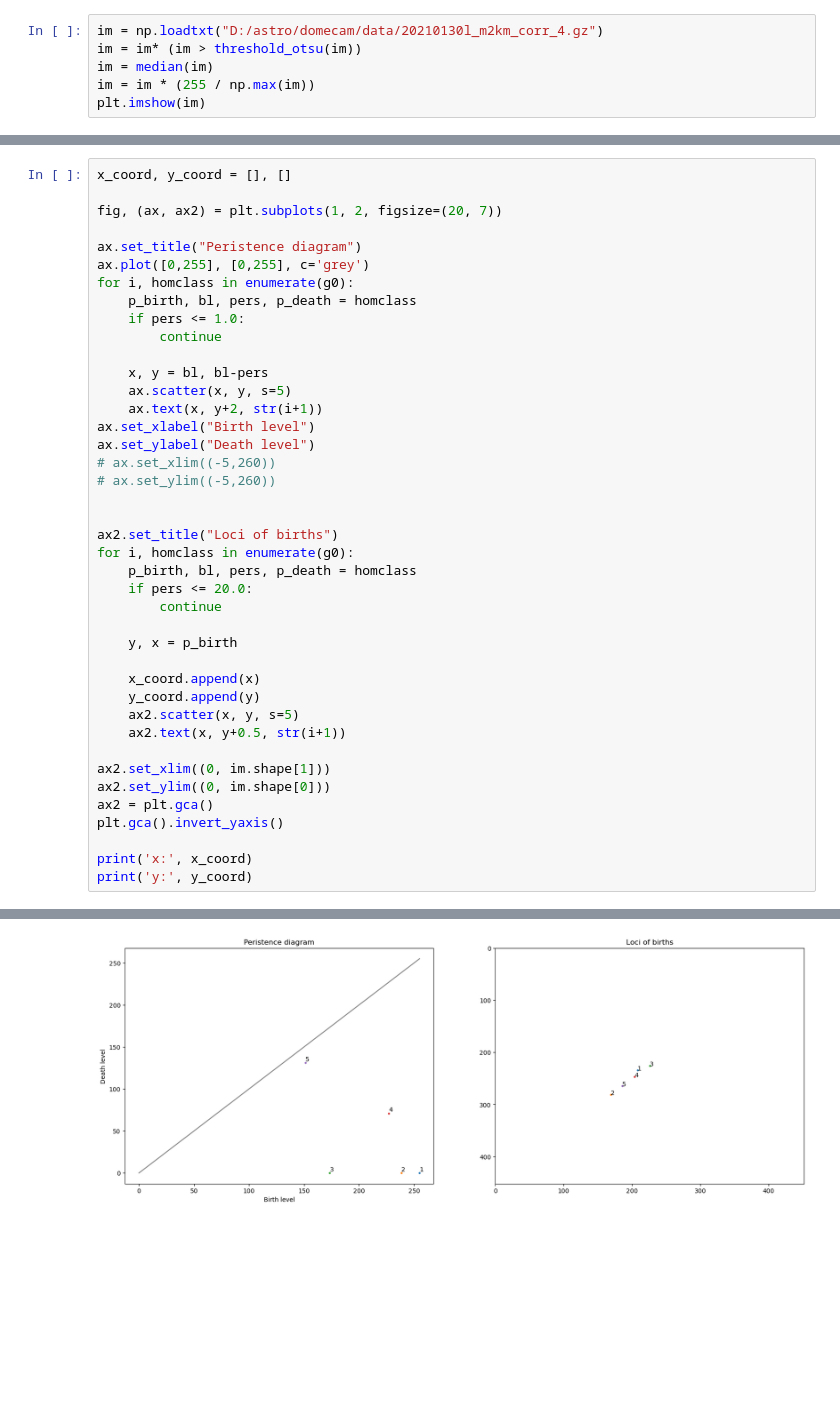
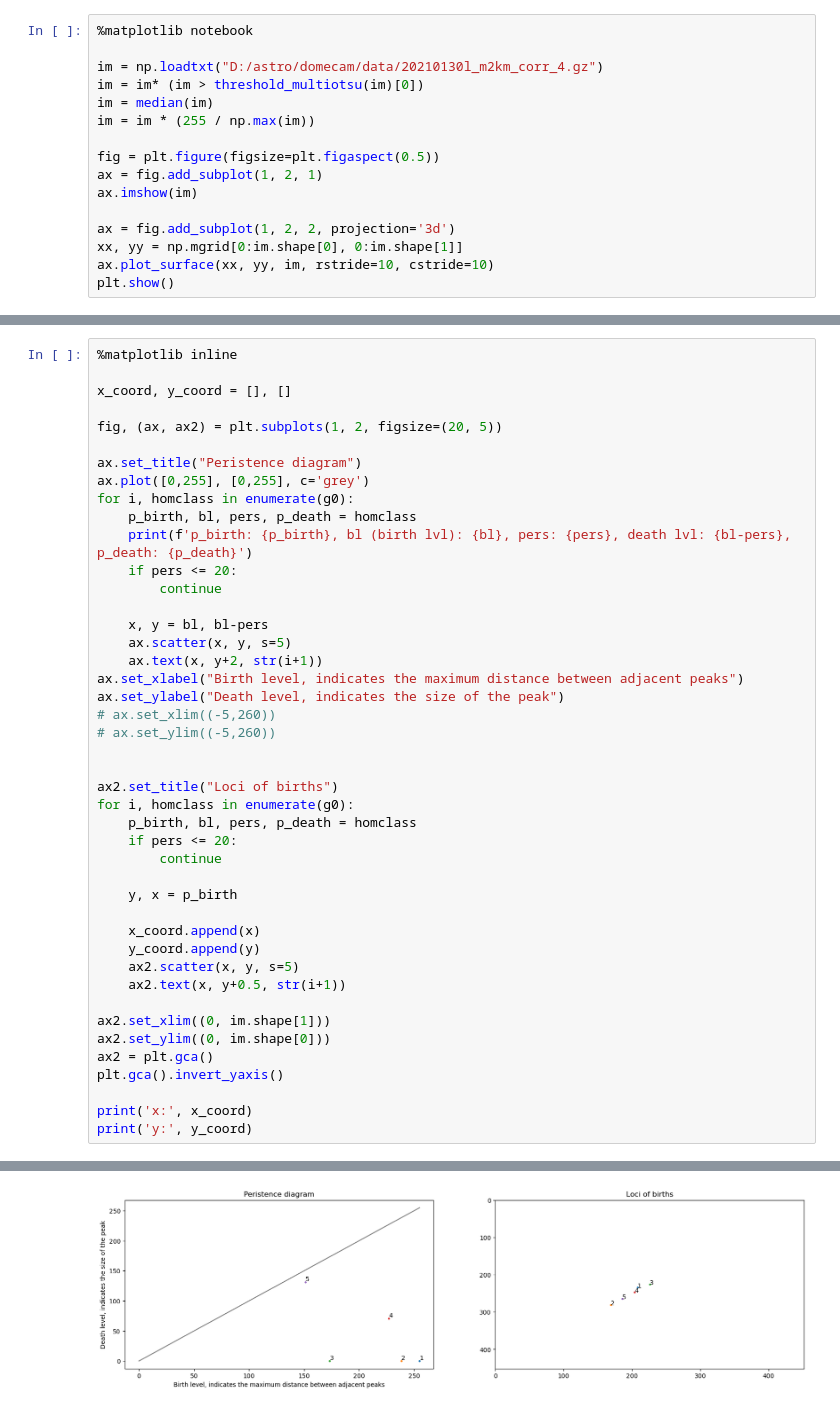
Before and after one commit to AntonMate/domecam, a Jupyter notebook: p0.ipynb, the cells around one changed output, grey strips where cells are left out. Saved outputs shown, nothing was run; the diff lists cells and outputs as text; blank space fills up the shorter version.

```diff
--- a/p0.ipynb
+++ b/p0.ipynb
@@ -9,8 +12,18 @@ from scipy.signal import peak_widths
 # https://www.sthu.org/code/codesnippets/imagepers.html
 # %%
+%matplotlib notebook
+
 im = np.loadtxt("D:/astro/domecam/data/20210130l_m2km_corr_4.gz")
-im = im* (im > threshold_otsu(im))
+im = im* (im > threshold_multiotsu(im)[0])
 im = median(im)
 im = im * (255 / np.max(im))
-plt.imshow(im)
+
+fig = plt.figure(figsize=plt.figaspect(0.5))
+ax = fig.add_subplot(1, 2, 1)
+ax.imshow(im)
+
+ax = fig.add_subplot(1, 2, 2, projection='3d')
+xx, yy = np.mgrid[0:im.shape[0], 0:im.shape[1]]
+ax.plot_surface(xx, yy, im, rstride=10, cstride=10)
+plt.show()
 # %% [output]
@@ -29,20 +42,23 @@ g0
 # %%
+%matplotlib inline
+
 x_coord, y_coord = [], []
 
-fig, (ax, ax2) = plt.subplots(1, 2, figsize=(20, 7))
+fig, (ax, ax2) = plt.subplots(1, 2, figsize=(20, 5))
 
 ax.set_title("Peristence diagram")
 ax.plot([0,255], [0,255], c='grey')
 for i, homclass in enumerate(g0):
     p_birth, bl, pers, p_death = homclass
-    if pers <= 1.0:
+    print(f'p_birth: {p_birth}, bl (birth lvl): {bl}, pers: {pers}, death lvl: {bl-pers}, p_death: {p_death}')
+    if pers <= 20:
         continue
 
     x, y = bl, bl-pers
     ax.scatter(x, y, s=5)
     ax.text(x, y+2, str(i+1))
-ax.set_xlabel("Birth level")
-ax.set_ylabel("Death level")
+ax.set_xlabel("Birth level, indicates the maximum distance between adjacent peaks")
+ax.set_ylabel("Death level, indicates the size of the peak")
 # ax.set_xlim((-5,260))
 # ax.set_ylim((-5,260))
 
@@ -50,7 +66,7 @@ ax.set_ylabel("Death level")
 ax2.set_title("Loci of births")
 for i, homclass in enumerate(g0):
     p_birth, bl, pers, p_death = homclass
-    if pers <= 20.0:
+    if pers <= 20:
         continue
 
     y, x = p_birth
@@ -71,3 +93,3 @@ print('y:', y_coord)
 x: [208, 169, 226, 204, 186]
 y: [234, 281, 226, 247, 264]
-[figure, old version]
+[figure, new version]
```
Also changed, not shown: parts of 8 cells of this notebook.
